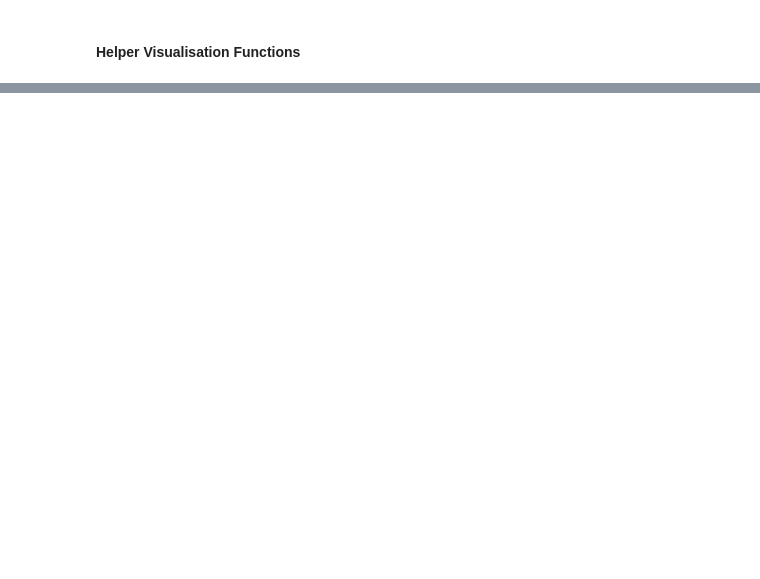
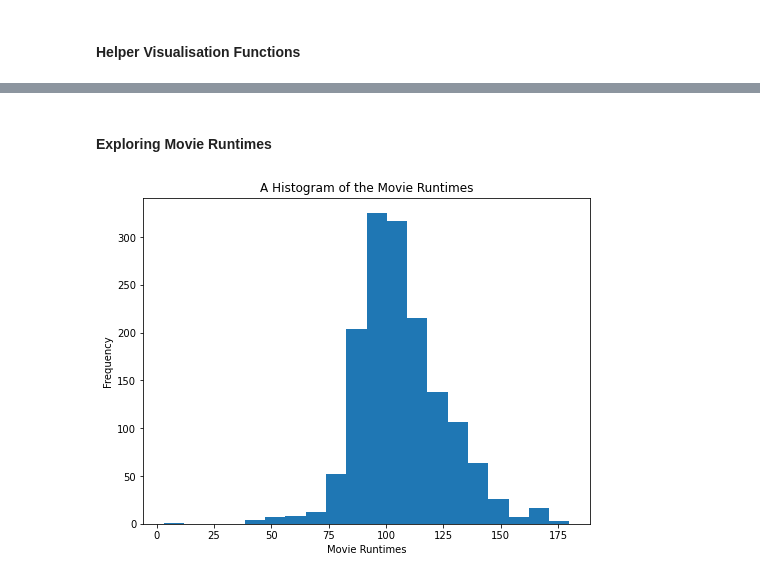
Before and after one commit to ggeorgekkariuki/Microsoft-Movie-Analysis, a Jupyter notebook: student.ipynb, the cells around one changed output, grey strips where cells are left out. Saved outputs shown, nothing was run; the diff lists cells and outputs as text; code cells hidden in the pictures; blank space fills up the shorter version.

Commit message:
Explore Movie Runtimes

```diff
--- a/student.ipynb
+++ b/student.ipynb
@@ -478,0 +448,37 @@ movies_df.describe()
+# %%
+def plot_bar(data, title, xlabel, ylabel,figsize=(8, 6), x=10, y=10):
+    """
+    This function creates a bar chart.
+    """
+    fig, ax = plt.subplots(figsize=figsize)
+    ax.set_title(title)
+    ax.set_xlabel(xlabel)
+    ax.set_ylabel(ylabel)
+    plt.xticks(rotation=45, ha='right')
+    x = data.index
+    y = data.values
+    ax.bar(x=x, height=y)
+    plt.show();
+
+
+def plot_hist(data, title, xlabel, ylabel, bins=20, figsize=(8, 6)):
+    """
+    This function creates a bar chart.
+    """
+    fig, ax = plt.subplots(figsize=figsize)
+    ax.set_title(title)
+    ax.set_xlabel(xlabel)
+    ax.set_ylabel(ylabel)
+    ax.hist(x=data, bins=20)
+    plt.show();
+
+def plot_scatter(x, y, title, xlabel, ylabel, alpha=0.2, figsize=(8, 6)):
+    """
+    This function quickly plots a scatter plot
+    """
+    fig, ax = plt.subplots(figsize=figsize)
+    ax.set_title(title)
+    ax.set_xlabel(xlabel)
+    ax.set_ylabel(ylabel)
+    ax.scatter(x=movies_df["vote_count"], y=movies_df['revenue'], alpha=0.2)
+    plt.show();
@@ -478,0 +534,11 @@ movies_df.describe()
+# %% [markdown]
+#### Exploring Movie Runtimes
+# %%
+# movies_df.runtime_minutes.plot(kind="hist", bins=20)
+data = movies_df.runtime_minutes
+plot_hist(data=data,
+          title="A Histogram of the Movie Runtimes",
+         xlabel="Movie Runtimes",
+         ylabel="Frequency");
+# %% [output]
+[figure, added]
```
Also changed, not shown: parts of 3 cells of this notebook.
